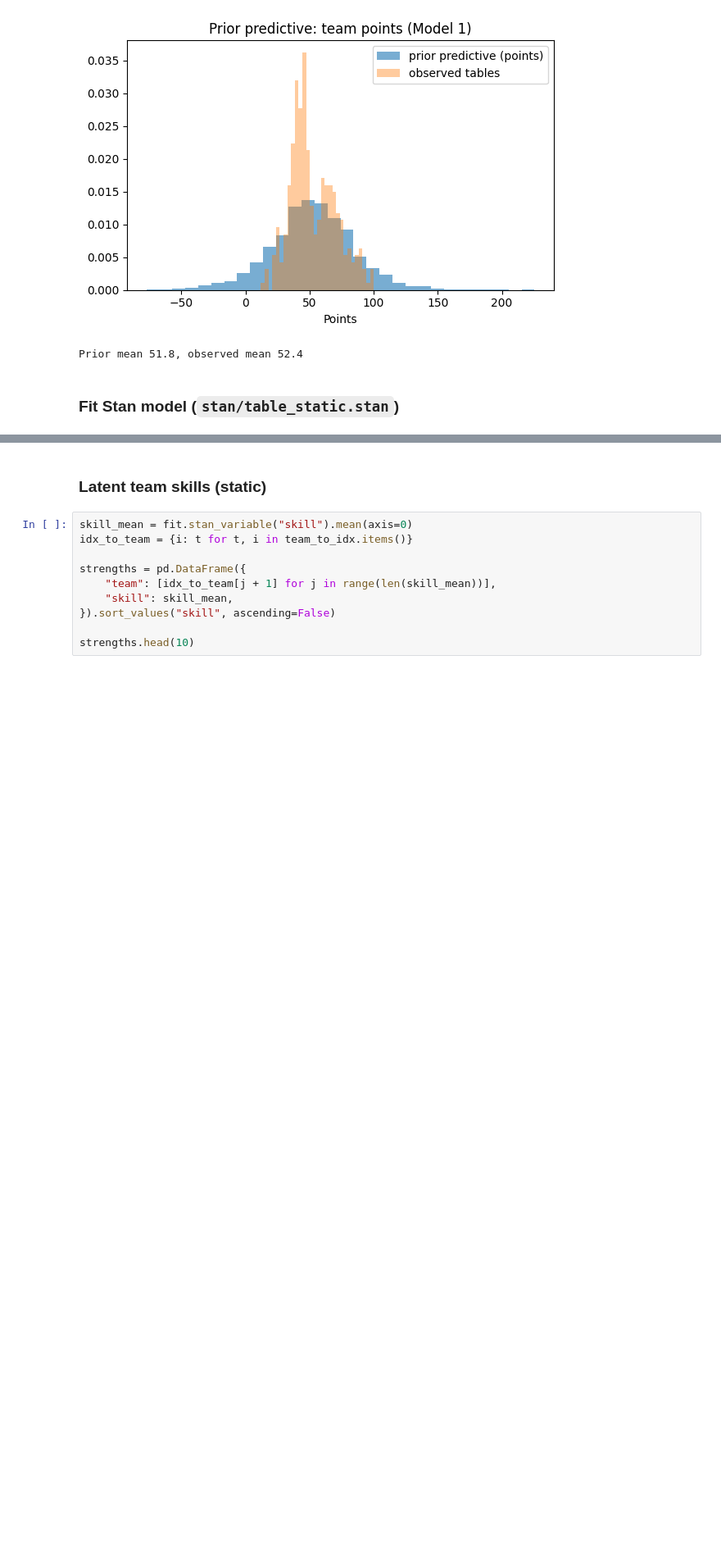
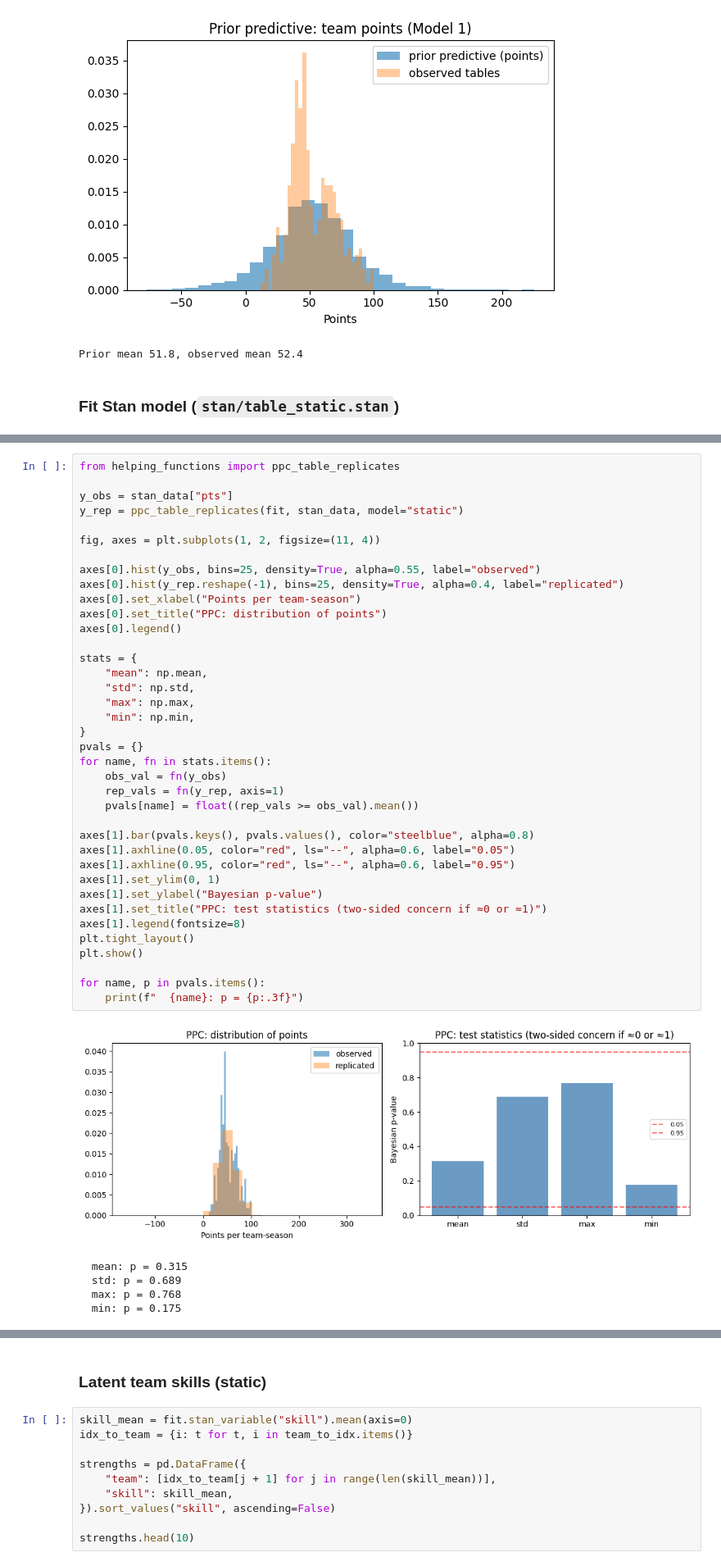
Before and after one commit to Geq0nek/DA_Project, a Jupyter notebook: 02_model1_poisson.ipynb, the cells around one changed output, grey strips where cells are left out. Shown at 82% size. Cells and saved outputs as stored; diff of their text form; blank space fills up the shorter version.

```diff
--- a/02_model1_poisson.ipynb
+++ b/02_model1_poisson.ipynb
@@ -205,0 +240,44 @@ plt.show()
+# %%
+from helping_functions import ppc_table_replicates
+
+y_obs = stan_data["pts"]
+y_rep = ppc_table_replicates(fit, stan_data, model="static")
+
+fig, axes = plt.subplots(1, 2, figsize=(11, 4))
+
+axes[0].hist(y_obs, bins=25, density=True, alpha=0.55, label="observed")
+axes[0].hist(y_rep.reshape(-1), bins=25, density=True, alpha=0.4, label="replicated")
+axes[0].set_xlabel("Points per team-season")
+axes[0].set_title("PPC: distribution of points")
+axes[0].legend()
+
+stats = {
+    "mean": np.mean,
+    "std": np.std,
+    "max": np.max,
+    "min": np.min,
+}
+pvals = {}
+for name, fn in stats.items():
+    obs_val = fn(y_obs)
+    rep_vals = fn(y_rep, axis=1)
+    pvals[name] = float((rep_vals >= obs_val).mean())
+
+axes[1].bar(pvals.keys(), pvals.values(), color="steelblue", alpha=0.8)
+axes[1].axhline(0.05, color="red", ls="--", alpha=0.6, label="0.05")
+axes[1].axhline(0.95, color="red", ls="--", alpha=0.6, label="0.95")
+axes[1].set_ylim(0, 1)
+axes[1].set_ylabel("Bayesian p-value")
+axes[1].set_title("PPC: test statistics (two-sided concern if ≈0 or ≈1)")
+axes[1].legend(fontsize=8)
+plt.tight_layout()
+plt.show()
+
+for name, p in pvals.items():
+    print(f"  {name}: p = {p:.3f}")
+# %% [output]
+[figure, added]
+  mean: p = 0.315
+  std: p = 0.689
+  max: p = 0.768
+  min: p = 0.175
```
Also changed, not shown: parts of 6 cells of this notebook, 5 other files.
